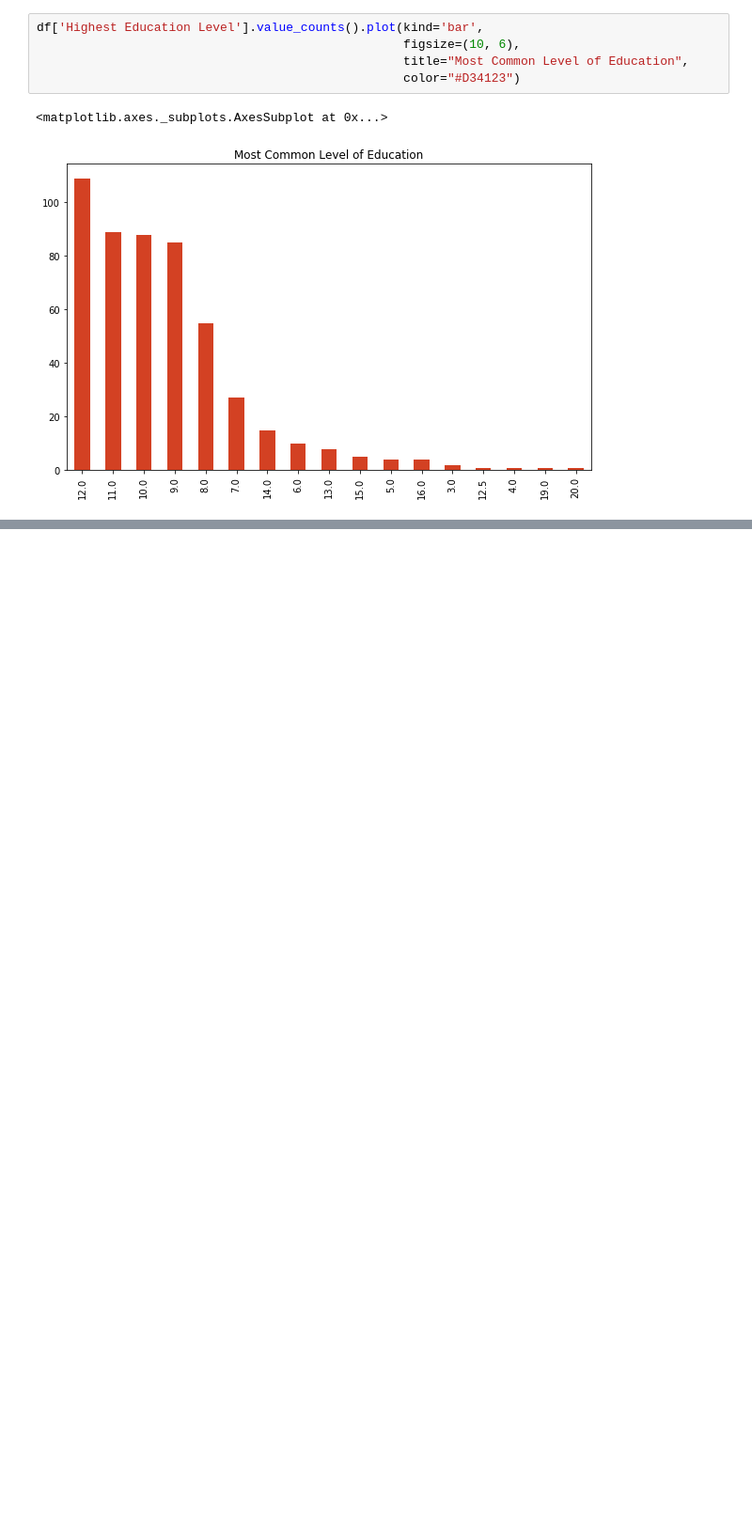
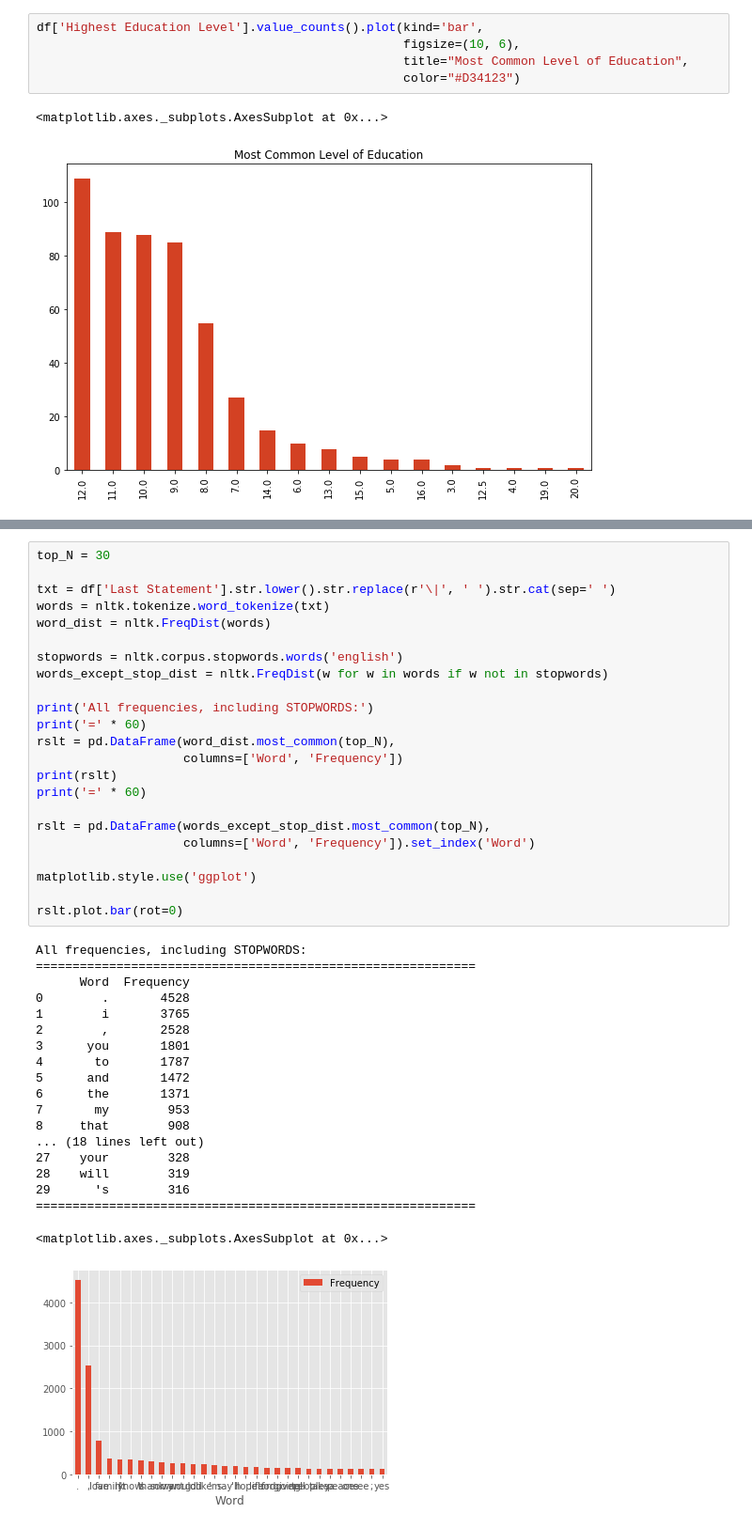
Before and after one commit to aow207/data-studio-projects, a Jupyter notebook: Famous Last Words/Last Words.ipynb, the cells around one changed output, grey strips where cells are left out. Shown at 94% size. Saved outputs shown, nothing was run; the diff lists cells and outputs as text; blank space fills up the shorter version.

```diff
--- a/Famous Last Words/Last Words.ipynb
+++ b/Famous Last Words/Last Words.ipynb
@@ -117,2 +160,45 @@ df['Highest Education Level'].value_counts().plot(kind='bar',
+# %%
+top_N = 30
+
+txt = df['Last Statement'].str.lower().str.replace(r'\|', ' ').str.cat(sep=' ')
+words = nltk.tokenize.word_tokenize(txt)
+word_dist = nltk.FreqDist(words)
+
+stopwords = nltk.corpus.stopwords.words('english')
+words_except_stop_dist = nltk.FreqDist(w for w in words if w not in stopwords)
+
+print('All frequencies, including STOPWORDS:')
+print('=' * 60)
+rslt = pd.DataFrame(word_dist.most_common(top_N),
+                    columns=['Word', 'Frequency'])
+print(rslt)
+print('=' * 60)
+
+rslt = pd.DataFrame(words_except_stop_dist.most_common(top_N),
+                    columns=['Word', 'Frequency']).set_index('Word')
+
+matplotlib.style.use('ggplot')
+
+rslt.plot.bar(rot=0)
+# %% [output]
+All frequencies, including STOPWORDS:
+============================================================
+      Word  Frequency
+0        .       4528
+1        i       3765
+2        ,       2528
+3      you       1801
+4       to       1787
+5      and       1472
+6      the       1371
+7       my        953
+8     that        908
+... (18 lines left out)
+27    your        328
+28    will        319
+29      's        316
+============================================================
+<matplotlib.axes._subplots.AxesSubplot at 0x...>
+[figure, added]
 # %% [markdown]
 ## Which county in Texas has the most death row inmates
```
Also changed, not shown: parts of 13 cells of this notebook, 4 other files.
